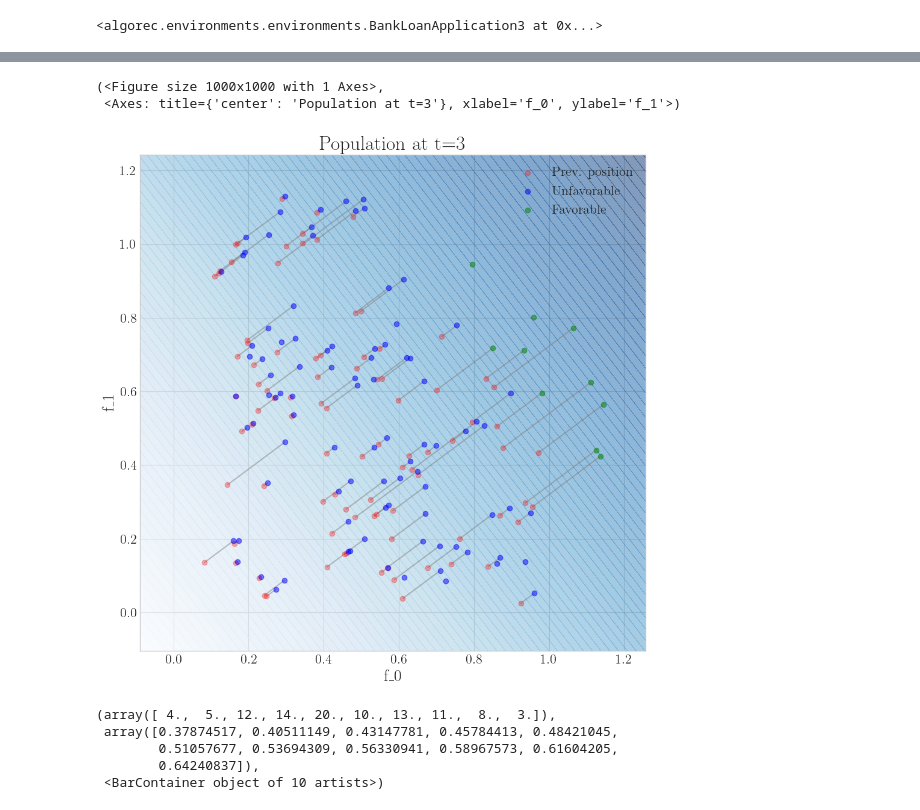
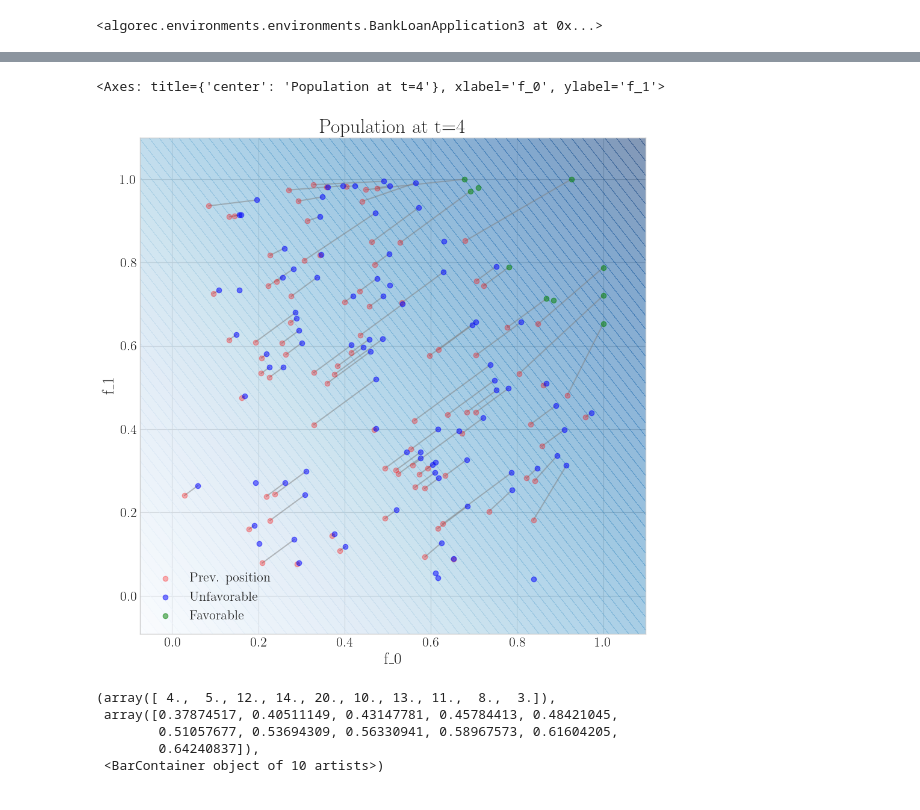
Before and after one commit to joaopfonseca/recourse-over-time, a Jupyter notebook: notebooks/1.2-bank-loan-env3.ipynb, the cells around one changed output, grey strips where cells are left out. Cells and saved outputs as stored; diff of their text form; code cells hidden in the pictures.

```diff
--- a/notebooks/1.2-bank-loan-env3.ipynb
+++ b/notebooks/1.2-bank-loan-env3.ipynb
@@ -22,8 +22,8 @@ N_AGENTS = 100
 
 # Environment variables
 N_LOANS = 10  # np.array([20, 1, 10, 30, 0, 5, 50, 10, 40])
-ADAPTATION = 0.5  # np.array([.2, .1, .3, .25, .1, .4, .05, .05, .2])
-NEW_AGENTS = 11  # np.array([40, 10, 50, 5, 0, 100, 0, 0, 20])
+ADAPTATION = .5  # 0.5  # np.array([.2, .1, .3, .25, .1, .4, .05, .05, .2])
+NEW_AGENTS = 10  # np.array([40, 10, 50, 5, 0, 100, 0, 0, 20])
 
 # TODO: end and stop from updating when population becomes too small
 
@@ -44,6 +44,7 @@ lr = LogisticRegression().fit(df, y)
 # %%
 # Define the necessary components to run simulation
 population = BasePopulation(df, categorical=categorical)
+population.action_set_.ub = [1, 1]
 recourse = NFeatureRecourse(lr, n_features=2)
 environment = BankLoanApplication3(
     population,
@@ -54,7 +55,7 @@ environment = BankLoanApplication3(
     random_state=RNG_SEED,
 )
 
-environment.run_simulation(100)
+environment.run_simulation(20)
 # %% [output]
 <algorec.environments.environments.BankLoanApplication3 at 0x...>
 # %%
@@ -66,9 +66,8 @@ environment.plot.agent_scores()
 # %%
-environment.plot.scatter(3)
+environment.plot.scatter(4)
 # %% [output]
-(<Figure size 1000x1000 with 1 Axes>,
- <Axes: title={'center': 'Population at t=3'}, xlabel='f_0', ylabel='f_1'>)
+<Axes: title={'center': 'Population at t=4'}, xlabel='f_0', ylabel='f_1'>
-[figure, old version]
+[figure, new version]
 # %%
 environment.plot.scores_histogram(0)
 # %% [output]
```
Also changed, not shown: parts of 8 cells of this notebook, 2 other files.
